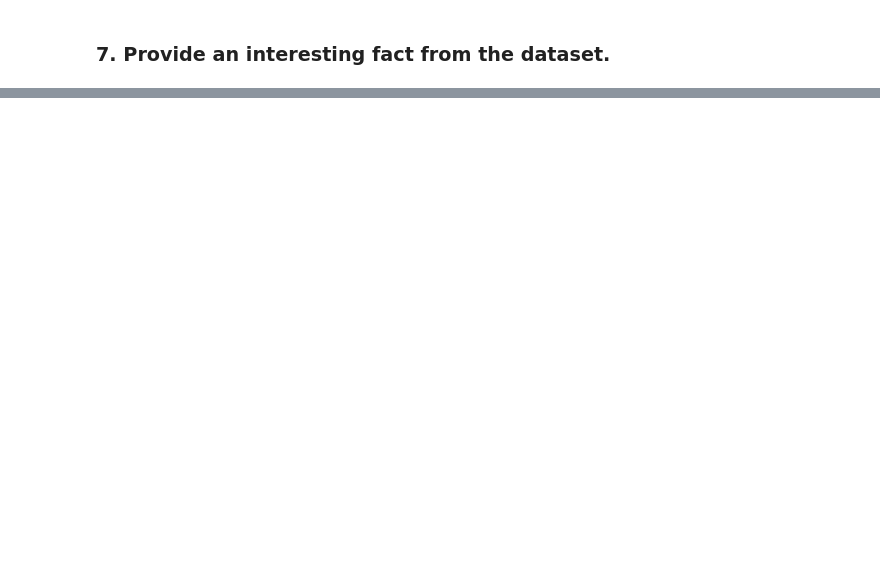
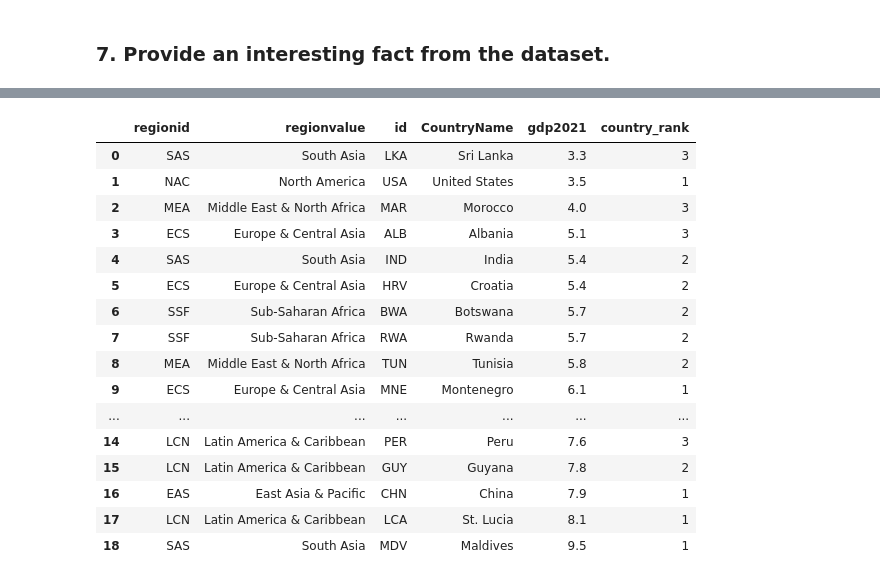
Before and after one commit to ArunKoshy07/WorldBankDataAnalysis, a Jupyter notebook: notebooks/gdpdataanalysis01.ipynb, the cells around one changed output, grey strips where cells are left out. Drawn from its saved outputs; the diff is of its cells as text; code cells hidden in the pictures; blank space fills up the shorter version.

```diff
--- a/notebooks/gdpdataanalysis01.ipynb
+++ b/notebooks/gdpdataanalysis01.ipynb
@@ -324,0 +330,37 @@ df
+# %%
+query = """
+select finalrslt.*
+from
+(
+select cnty.regionid, cnty.regionvalue, cnty.id,
+rslt."CountryName", rslt."2021" as "gdp2021",
+RANK() OVER(PARTITION BY cnty.regionid ORDER BY rslt."2021" DESC) as "country_rank"
+from
+(select "CountryName", "CountryCode", "IndicatorName","IndicatorCode","2018","2019","2020","2021","2022"
+from public."worldBankDataCatalogueGep"
+where "CountryCode" <> ALL (array['AME','EAA','EMD','E19','ECH','LAP','MNH','SAP','SSP','WLT'])) rslt
+LEFT JOIN public."worldBankGdpCnty" as cnty on cnty.id = rslt."CountryCode" ) finalrslt
+WHERE finalrslt.country_rank < 4
+ORDER BY finalrslt.gdp2021
+"""
+
+df = pd.read_sql(query,engine)
+df
+# %% [output]
+|  | regionid | regionvalue | id | CountryName | gdp2021 | country_rank |
+| 0 | SAS | South Asia | LKA | Sri Lanka | 3.3 | 3 |
+| 1 | NAC | North America | USA | United States | 3.5 | 1 |
+| 2 | MEA | Middle East & North Africa | MAR | Morocco | 4.0 | 3 |
+| 3 | ECS | Europe & Central Asia | ALB | Albania | 5.1 | 3 |
+| 4 | SAS | South Asia | IND | India | 5.4 | 2 |
+| 5 | ECS | Europe & Central Asia | HRV | Croatia | 5.4 | 2 |
+| 6 | SSF | Sub-Saharan Africa | BWA | Botswana | 5.7 | 2 |
+| 7 | SSF | Sub-Saharan Africa | RWA | Rwanda | 5.7 | 2 |
+| 8 | MEA | Middle East & North Africa | TUN | Tunisia | 5.8 | 2 |
+| 9 | ECS | Europe & Central Asia | MNE | Montenegro | 6.1 | 1 |
+| ... | ... | ... | ... | ... | ... | ... |
+| 14 | LCN | Latin America & Caribbean | PER | Peru | 7.6 | 3 |
+| 15 | LCN | Latin America & Caribbean | GUY | Guyana | 7.8 | 2 |
+| 16 | EAS | East Asia & Pacific | CHN | China | 7.9 | 1 |
+| 17 | LCN | Latin America & Caribbean | LCA | St. Lucia | 8.1 | 1 |
+| 18 | SAS | South Asia | MDV | Maldives | 9.5 | 1 |
```
Also changed, not shown: parts of 1 cell of this notebook, 3 other files.
